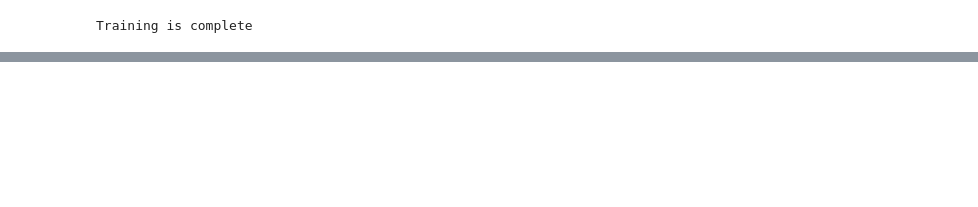
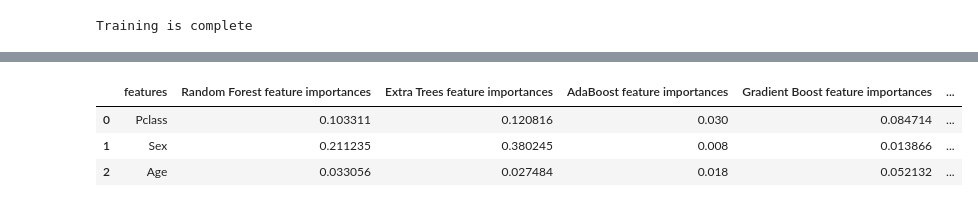
Before and after one commit to HyeonGeunY/kaggle, a Jupyter notebook: titanic/notebooks/ensembling_and_stacking.ipynb, the cells around one changed output, grey strips where cells are left out. Saved outputs shown, nothing was run; the diff lists cells and outputs as text; code cells hidden in the pictures; blank space fills up the shorter version.

```diff
--- a/titanic/notebooks/ensembling_and_stacking.ipynb
+++ b/titanic/notebooks/ensembling_and_stacking.ipynb
@@ -296,0 +308,17 @@ Training is complete
+# %%
+rf_features = [0.1033113, 0.21123544, 0.0330558, 0.01974055, 0.04889173, 0.0292765,
+              0.13033686, 0.04860382, 0.07122986, 0.01218629, 0.29213186]
+et_features = [0.12081582, 0.38024468, 0.027484, 0.01698572, 0.05604337, 0.02909415,
+              0.04727799, 0.08336767, 0.04474057, 0.02104216, 0.17290387]
+ada_features = [0.03, 0.008, 0.018, 0.066, 0.034 ,0.01, 0.7, 0.012, 0.05, 0.004, 0.068]
+gb_features = [0.0847136, 0.01386567, 0.05213152, 0.01105512, 0.05008559, 0.02869981,
+              0.17487095, 0.03691332, 0.11311112, 0.00427161, 0.43028168]
+# %%
+cols = train.columns.values
+# Create a dataframe with features
+feature_dataframe = pd.DataFrame( {'features': cols,
+     'Random Forest feature importances': rf_features,
+     'Extra Trees  feature importances': et_features,
+      'AdaBoost feature importances': ada_features,
+    'Gradient Boost feature importances': gb_features
+    })
@@ -296,0 +486,8 @@ Training is complete
+# %%
+feature_dataframe['mean'] = feature_dataframe.mean(axis= 1) # axis = 1 computes the mean row-wise
+feature_dataframe.head(3)
+# %% [output]
+|  | features | Random Forest feature importances | Extra Trees feature importances | AdaBoost feature importances | Gradient Boost feature importances | ... |
+| 0 | Pclass | 0.103311 | 0.120816 | 0.030 | 0.084714 | ... |
+| 1 | Sex | 0.211235 | 0.380245 | 0.008 | 0.013866 | ... |
+| 2 | Age | 0.033056 | 0.027484 | 0.018 | 0.052132 | ... |
```
Also changed, not shown: parts of 15 cells of this notebook, 10 other files.
